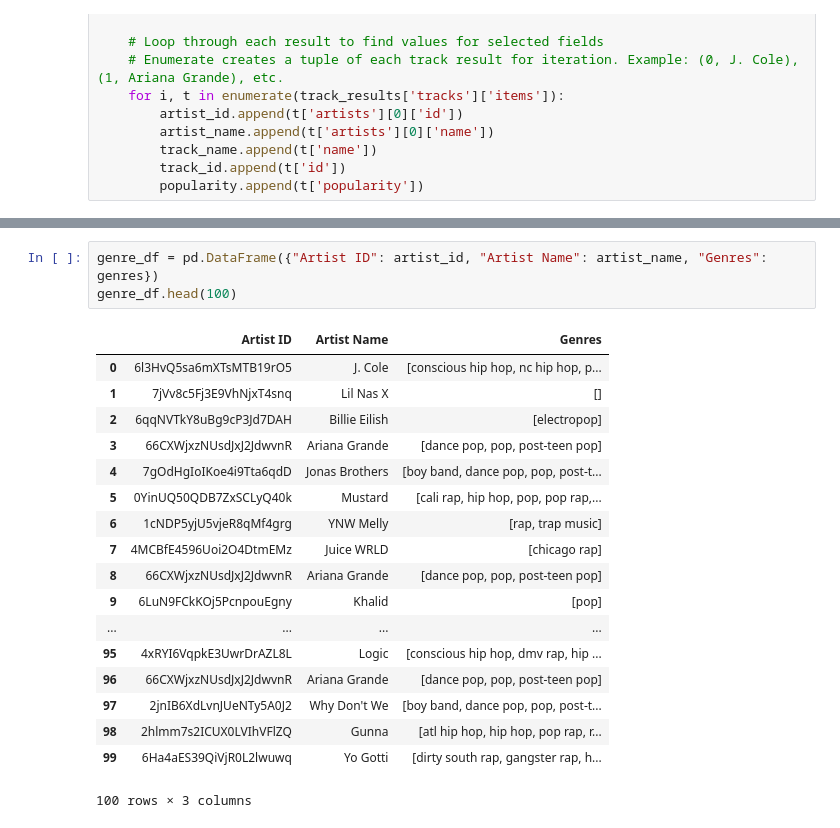
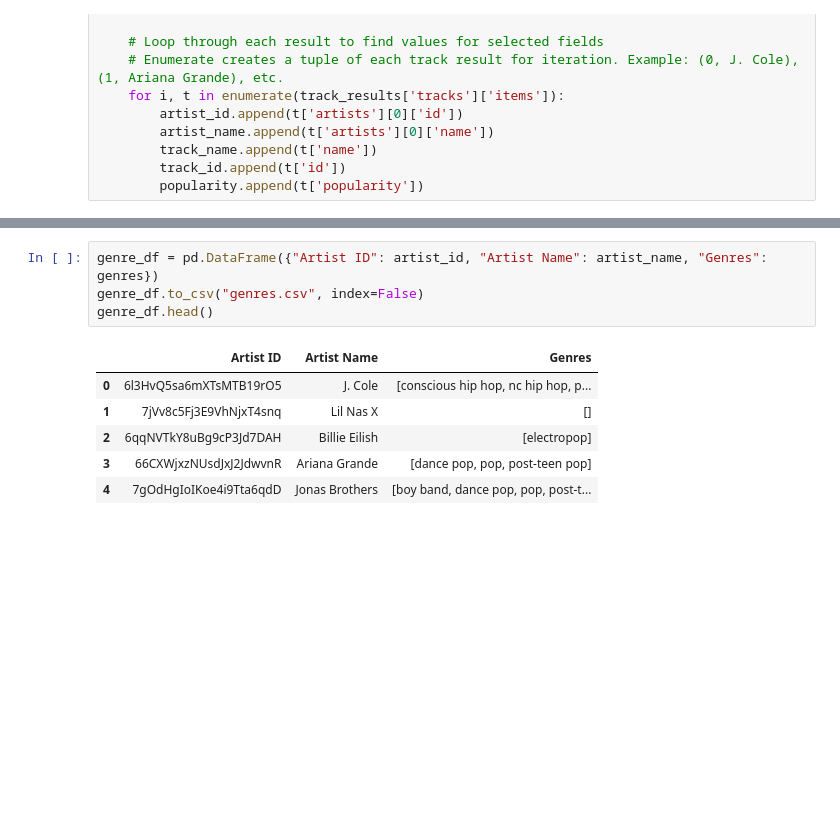
Before and after one commit to eric-ruzzo/spotify_popularity_analysis, a Jupyter notebook: api_analysis.ipynb, the cells around one changed output, grey strips where cells are left out. Saved outputs shown, nothing was run; the diff lists cells and outputs as text; blank space fills up the shorter version.

```diff
--- a/api_analysis.ipynb
+++ b/api_analysis.ipynb
@@ -98,23 +80,12 @@ features_df.head()
 # %%
 genre_df = pd.DataFrame({"Artist ID": artist_id, "Artist Name": artist_name, "Genres": genres})
-genre_df.head(100)
+genre_df.to_csv("genres.csv", index=False)
+genre_df.head()
 # %% [output]
 |  | Artist ID | Artist Name | Genres |
 | 0 | 6l3HvQ5sa6mXTsMTB19rO5 | J. Cole | [conscious hip hop, nc hip hop, p... |
 | 1 | 7jVv8c5Fj3E9VhNjxT4snq | Lil Nas X | [] |
 | 2 | 6qqNVTkY8uBg9cP3Jd7DAH | Billie Eilish | [electropop] |
 | 3 | 66CXWjxzNUsdJxJ2JdwvnR | Ariana Grande | [dance pop, pop, post-teen pop] |
 | 4 | 7gOdHgIoIKoe4i9Tta6qdD | Jonas Brothers | [boy band, dance pop, pop, post-t... |
-| 5 | 0YinUQ50QDB7ZxSCLyQ40k | Mustard | [cali rap, hip hop, pop, pop rap,... |
-| 6 | 1cNDP5yjU5vjeR8qMf4grg | YNW Melly | [rap, trap music] |
-| 7 | 4MCBfE4596Uoi2O4DtmEMz | Juice WRLD | [chicago rap] |
-| 8 | 66CXWjxzNUsdJxJ2JdwvnR | Ariana Grande | [dance pop, pop, post-teen pop] |
-| 9 | 6LuN9FCkKOj5PcnpouEgny | Khalid | [pop] |
-| ... | ... | ... | ... |
-| 95 | 4xRYI6VqpkE3UwrDrAZL8L | Logic | [conscious hip hop, dmv rap, hip ... |
-| 96 | 66CXWjxzNUsdJxJ2JdwvnR | Ariana Grande | [dance pop, pop, post-teen pop] |
-| 97 | 2jnIB6XdLvnJUeNTy5A0J2 | Why Don't We | [boy band, dance pop, pop, post-t... |
-| 98 | 2hlmm7s2ICUX0LVIhVFlZQ | Gunna | [atl hip hop, hip hop, pop rap, r... |
-| 99 | 6Ha4aES39QiVjR0L2lwuwq | Yo Gotti | [dirty south rap, gangster rap, h... |
-100 rows × 3 columns
 # %%
```
Also changed, not shown: parts of 10 cells of this notebook, 4 other files.
